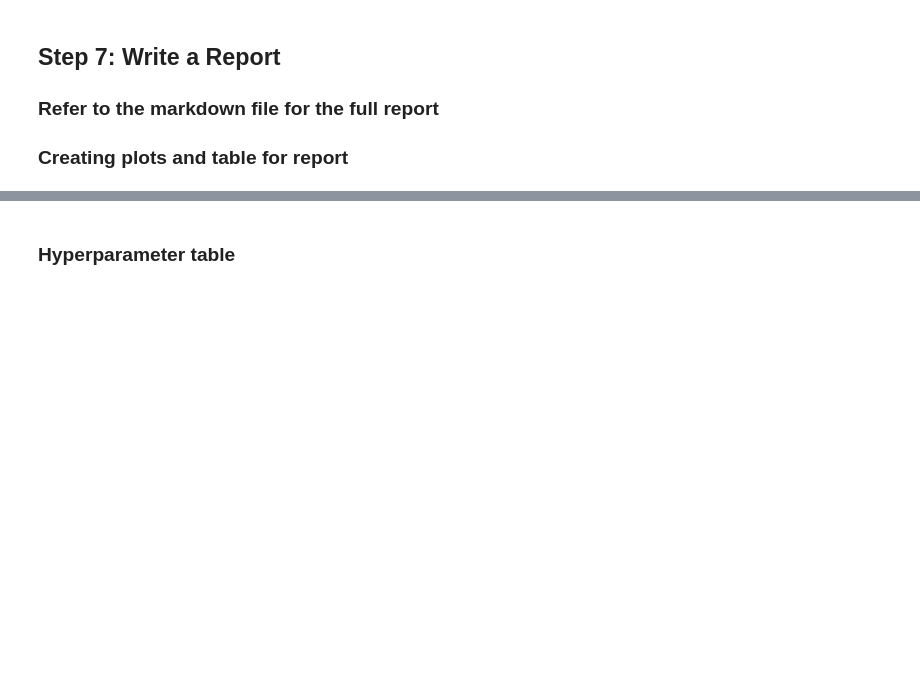
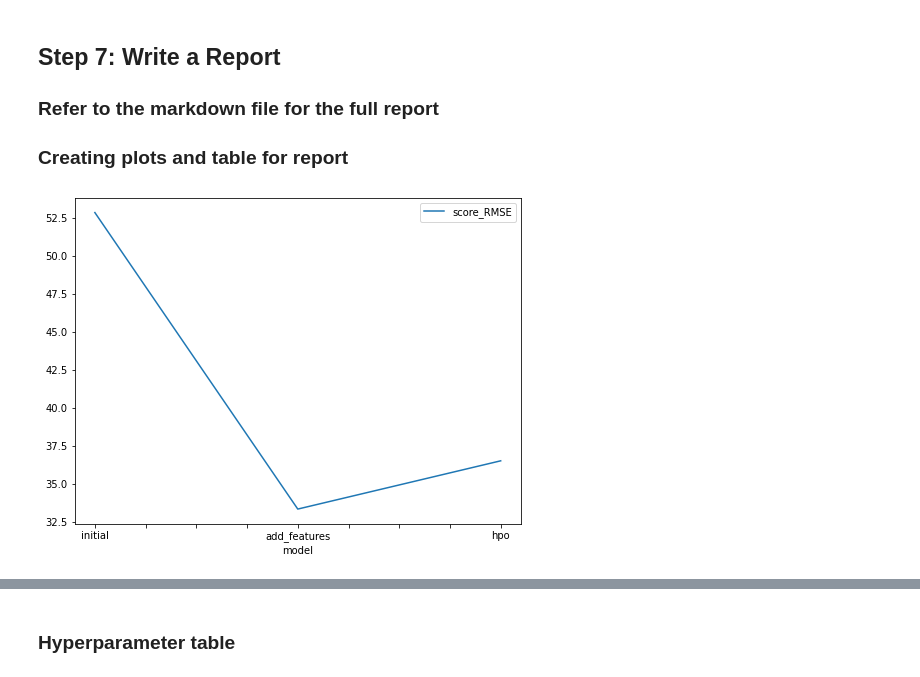
Before and after one commit to SueGK/Bike-Sharing-Demand, a Jupyter notebook: project-template.ipynb, the cells around one changed output, grey strips where cells are left out. Cells and saved outputs as stored; diff of their text form; code cells hidden in the pictures; blank space fills up the shorter version.

```diff
--- a/project-template.ipynb
+++ b/project-template.ipynb
@@ -527,13 +471,15 @@ submission_new_hpo.to_csv("submission_new_hpo.csv", index=False)
 # %%
 # Taking the top model score from each training run and creating a line plot to show improvement
 # You can create these in the notebook and save them to PNG or use some other tool (e.g. google sheets, excel)
 fig = pd.DataFrame(
     {
         "model": ["initial", "add_features", "hpo"],
-        "score": [?, ?, ?]
+        "score_RMSE": [52.853502, 33.342030, 36.517161]
     }
-).plot(x="model", y="score", figsize=(8, 6)).get_figure()
+).plot(x="model", y="score_RMSE", figsize=(8, 6)).get_figure()
 fig.savefig('model_train_score.png')
+# %% [output]
+[figure, added]
 # %%
 # Take the 3 kaggle scores and creating a line plot to show improvement
 fig = pd.DataFrame(
```
Also changed, not shown: parts of 18 cells of this notebook, 3 other files.
